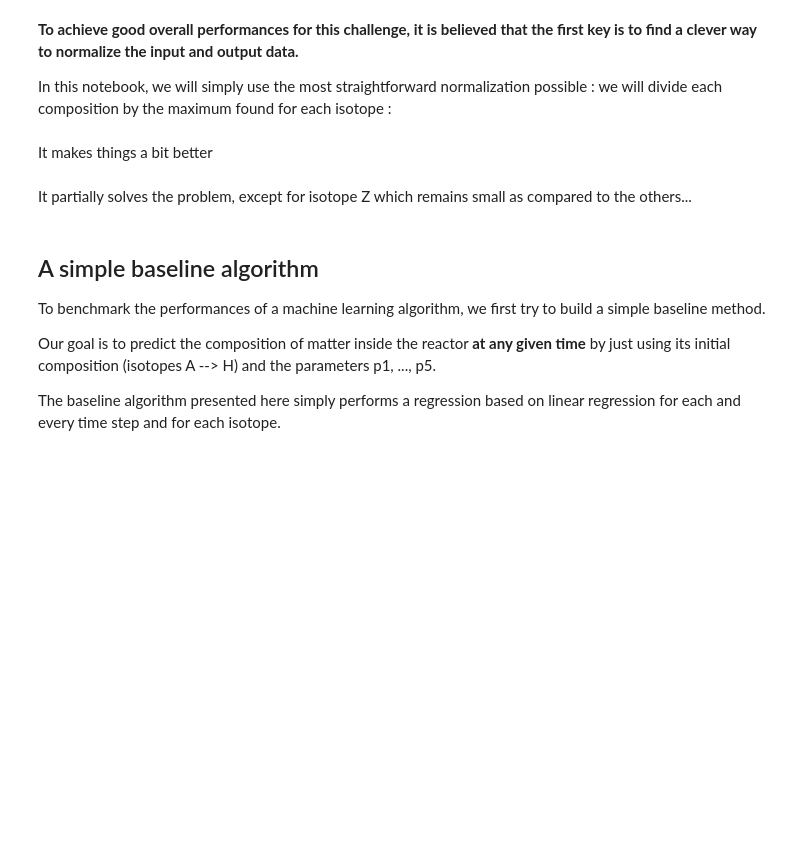
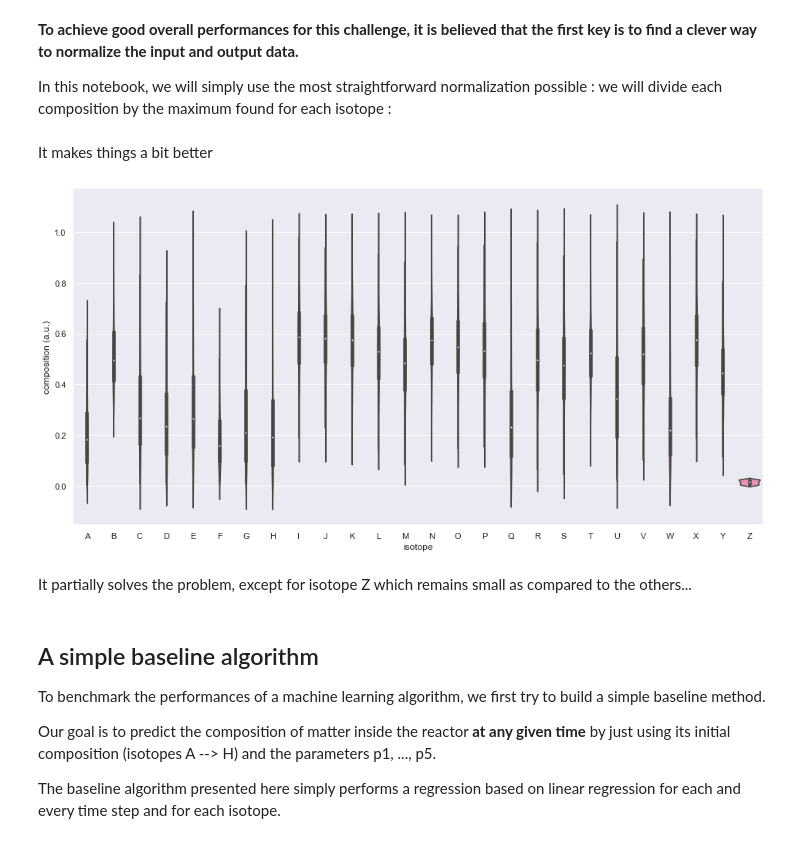
Before and after one commit to IRSN/nuclear_inventory_prediction, a Jupyter notebook: starting_kit.ipynb, the cells around one changed output. Saved outputs shown, nothing was run; the diff lists cells and outputs as text; code cells hidden in the pictures; blank space fills up the shorter version.

```diff
--- a/starting_kit.ipynb
+++ b/starting_kit.ipynb
@@ -230,15 +321,23 @@ It makes things a bit better
 # %%
 temp = pd.DataFrame()
 
 for i in alphabet:
-    temp=temp.append( pd.DataFrame( {"composition (a.u.)":dtrain_norm[i].loc[80] ,
-                                     "isotope":[i for j in dtrain_norm[i].loc[80]] ,
-                                     "time":["final" for j in dtrain_norm[i].loc[80]]} ) )
+    temp = temp.append(
+        pd.DataFrame(
+            {
+                "composition (a.u.)": dtrain_norm[i].loc[80],
+                "isotope": [i for j in dtrain_norm[i].loc[80]],
+                "time": ["final" for j in dtrain_norm[i].loc[80]],
+            }
+        )
+    )
 
 sns.set_style("dark")
 sns.set(rc={'figure.figsize':(16,8)})
 sns.violinplot(data=temp,x="isotope",y="composition (a.u.)", inner="box")
 sns.despine(left=True)
+# %% [output]
+[figure, added]
 # %% [markdown]
 It partially solves the problem, except for isotope Z which remains small as compared to the others...
 # %% [markdown]
```
Also changed, not shown: parts of 34 cells of this notebook.
